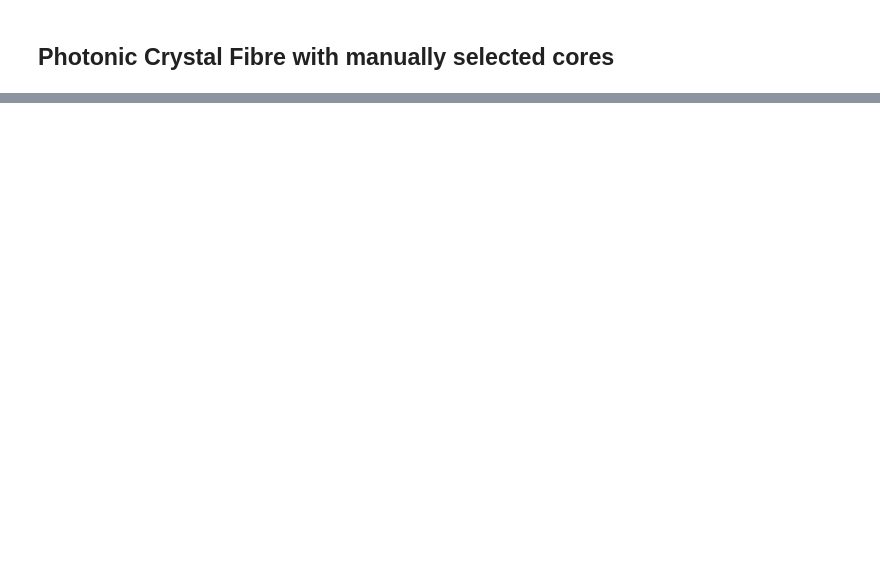
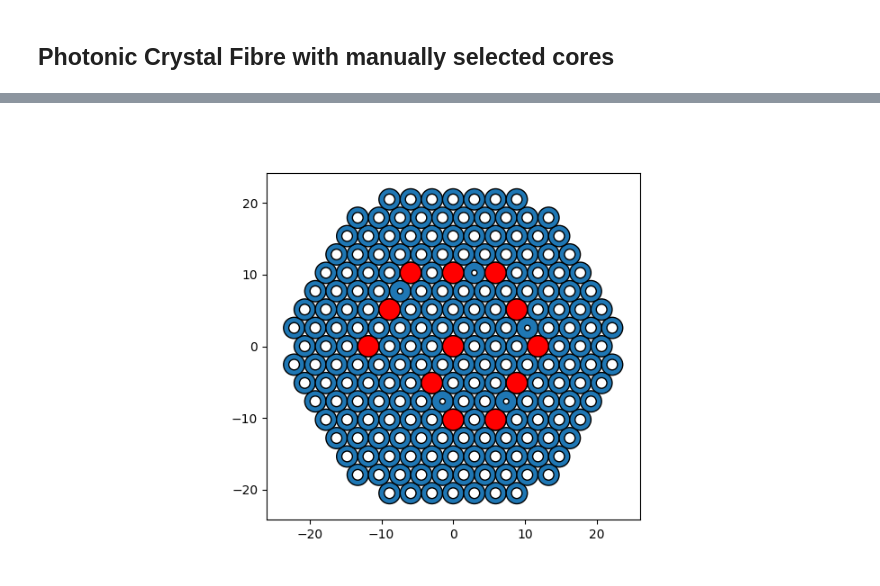
Before and after one commit to NRobertsF91W/PhD-Jupyter-Notebooks, a Jupyter notebook: Fibre Stack Drawer.ipynb, the cells around one changed output, grey strips where cells are left out. Drawn from its saved outputs; the diff is of its cells as text; code cells hidden in the pictures; blank space fills up the shorter version.

```diff
--- a/Fibre Stack Drawer.ipynb
+++ b/Fibre Stack Drawer.ipynb
@@ -290,3 +68,8 @@ pcfStack.show_fibre_design()
+# %%
+pcfStack.make_alternative_airhole_from_selection(0.25)
+pcfStack.show_fibre_design()
+# %% [output]
+[figure, added]
 # %%
 pcfStack.choose_jacket_tube(10_000,3_500)
 pcfStack.choose_stack_tube(25_000, 19_000)
```
Also changed, not shown: parts of 8 cells of this notebook, 1 other file.
